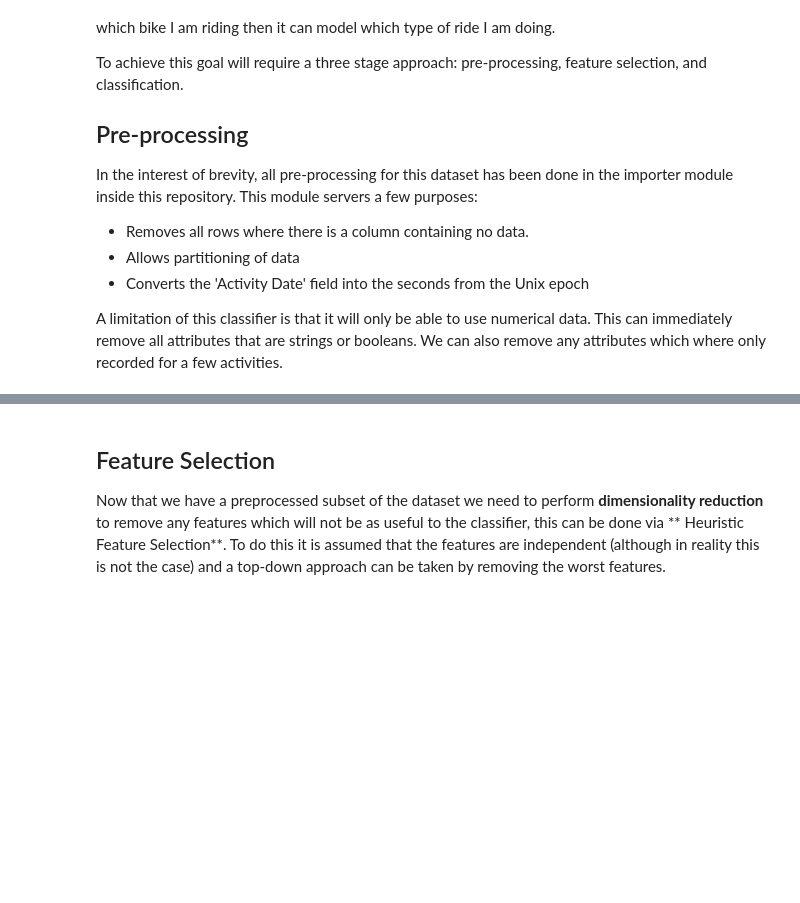
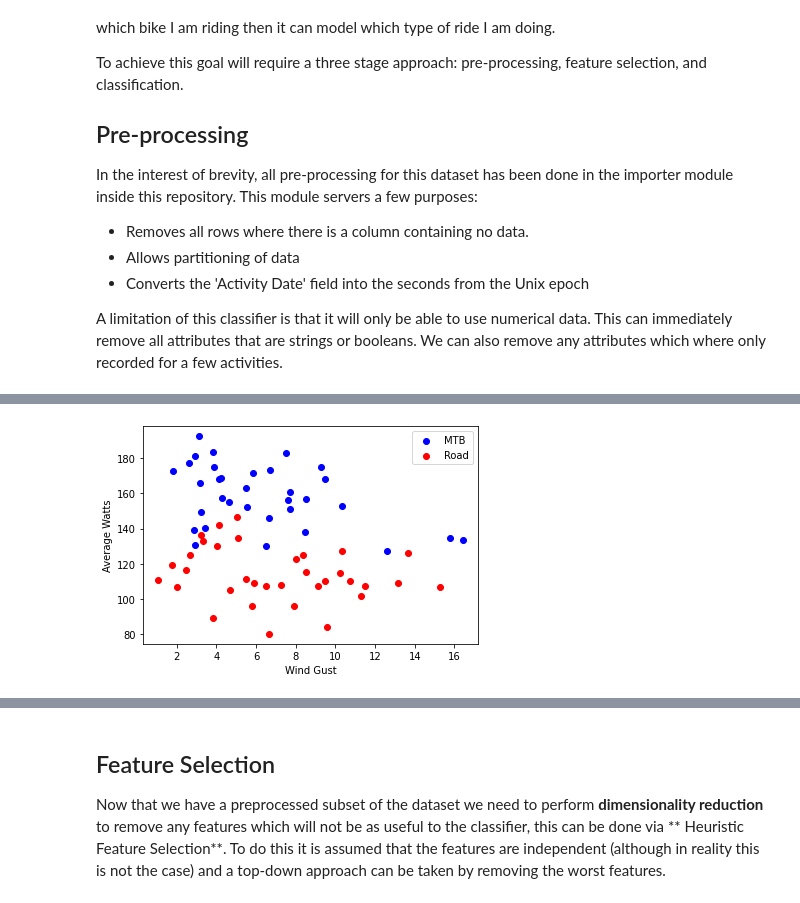
Before and after one commit to alexelwood14/strava-ml, a Jupyter notebook: src/notebook2-classification.ipynb, the cells around one changed output, grey strips where cells are left out. Cells and saved outputs as stored; diff of their text form; code cells hidden in the pictures; blank space fills up the shorter version.

```diff
--- a/src/notebook2-classification.ipynb
+++ b/src/notebook2-classification.ipynb
@@ -29,8 +34,10 @@ for i in range(len(data_set.headers)):
 
 # Remove headers which have not been recorded for many activities
 for header in headers:
-    if len(data_set.get_data([header])[header]) < 120:
+    if len(data_set.get_data([header])[header]) < 100:
         headers.remove(header)
+
+headers.append('Activity Gear')
 
 features = data_set.get_data(headers)
 print('This leaves us with the following list of', len(headers), 'headers: ', headers, '\n')
@@ -41,0 +56,19 @@ This reduces the number of activities to  97
+# %%
+x_data = 'Wind Gust'
+y_data = 'Average Watts'
+
+features1 = importer.partition(features, 'Activity Gear')
+
+X_mtb = features1['Roscoe 8'][x_data]
+Y_mtb = features1['Roscoe 8'][y_data]
+X_road = features1['Carrera Zelos'][x_data]
+Y_road = features1['Carrera Zelos'][y_data]
+fig0, ax = plt.subplots()
+ax.scatter(X_mtb, Y_mtb, c='blue', label='MTB')
+ax.scatter(X_road, Y_road, c='red', label='Road')
+ax.set_xlabel(x_data)
+ax.set_ylabel(y_data)
+ax.legend()
+plt.show()
+# %% [output]
+[figure, added]
```
Also changed, not shown: parts of 7 cells of this notebook, 1 other file.
